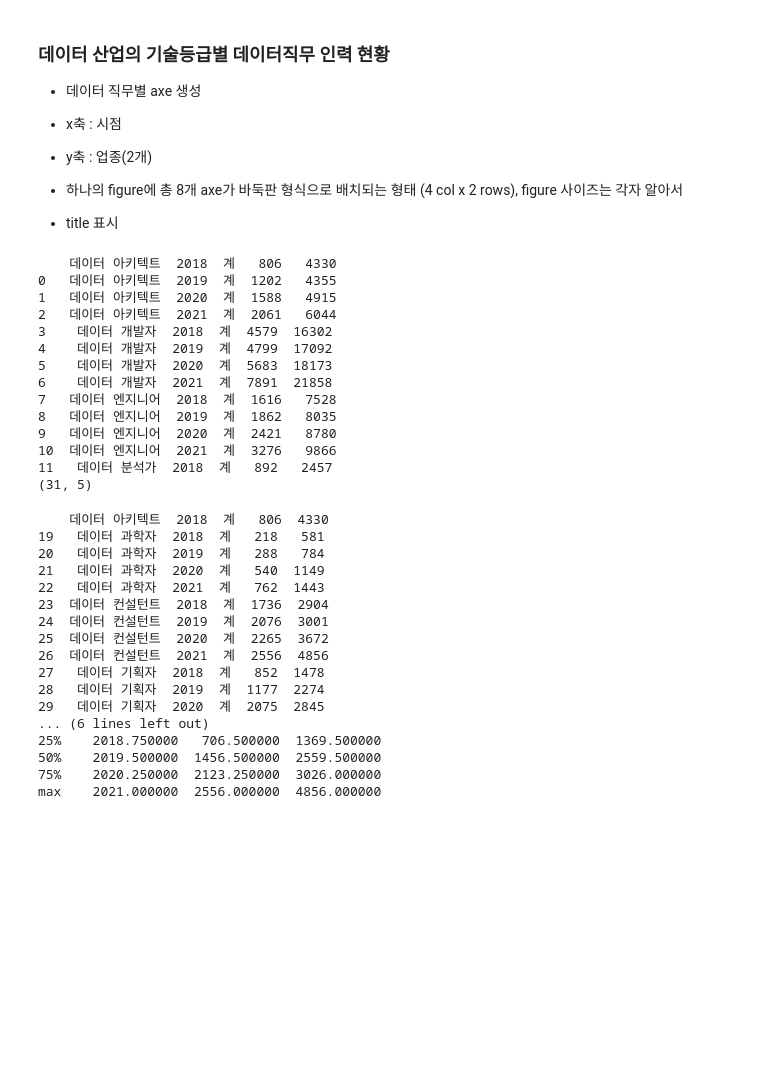
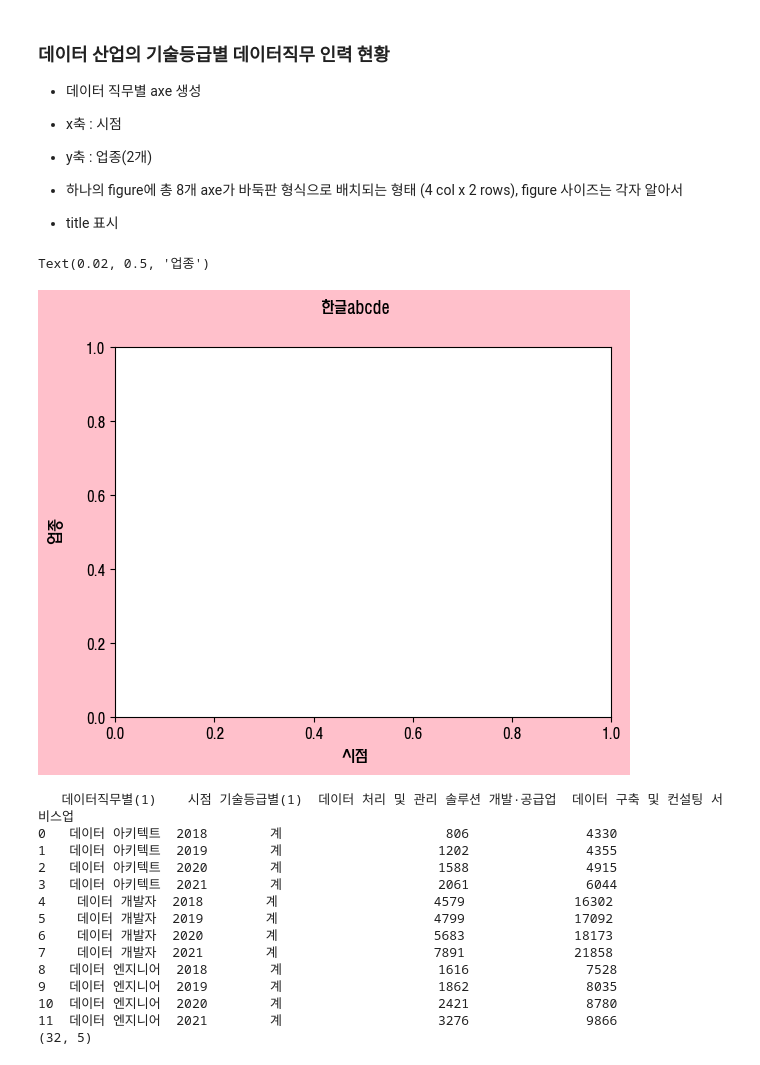
Before and after one commit to chaehee-Jin/-AWS--Python, a Jupyter notebook: Day23_data_work Last checkpoint.ipynb, the cells around one changed output. Drawn from its saved outputs; the diff is of its cells as text; code cells hidden in the pictures; blank space fills up the shorter version.

```diff
--- a/Day23_data_work Last checkpoint.ipynb
+++ b/Day23_data_work Last checkpoint.ipynb
@@ -7,50 +7,46 @@
 
 - 하나의 figure에 총 8개 axe가 바둑판 형식으로 배치되는 형태 (4 col x 2 rows), figure 사이즈는 각자 알아서
 * title 표시
+# %%
+import numpy as np
+import pandas as pd
+import matplotlib.pyplot as plt
+import matplotlib
+
+
+current_font_list= matplotlib.rcParams['font.family']
+
+font_path ="C:\Windows\Fonts\HMFMMUEX.TTC"
+kfont = matplotlib.font_manager.FontProperties(fname= font_path).get_name()
+#print(kfont)
+
+matplotlib.rcParams['font.family'] = [kfont] + current_font_list
+
+figure, axe = plt.subplots()
+figure.suptitle('한글abcde')
+figure.set_facecolor('pink')
+figure.supxlabel('시점')
+figure.supylabel('업종')
+# %% [output]
+Text(0.02, 0.5, '업종')
+[figure, added]
 # %%
-import numpy as np
-import pandas as pd
-import matplotlib.pyplot as plt
-import matplotlib
-
-pd_data = pd.read_csv('데이터산업의_기술등급별_데이터직무_인력_현황_20230303160522.csv', encoding = 'cp949', header=1)
+pd_data = pd.read_csv('데이터산업의_기술등급별_데이터직무_인력_현황_20230303160522.csv', encoding = 'cp949', header=0)
 #pd_data.columns = ['시점', '데이터 처리 및 관리 솔루션 개발공급업', '데이터 구축 및 컨설팅 서비스업']
 print(pd_data.head(12))
 print(pd_data.shape)
 # %% [output]
-    데이터 아키텍트  2018  계   806   4330
-0   데이터 아키텍트  2019  계  1202   4355
-1   데이터 아키텍트  2020  계  1588   4915
-2   데이터 아키텍트  2021  계  2061   6044
-3    데이터 개발자  2018  계  4579  16302
-4    데이터 개발자  2019  계  4799  17092
-5    데이터 개발자  2020  계  5683  18173
-6    데이터 개발자  2021  계  7891  21858
-7   데이터 엔지니어  2018  계  1616   7528
-8   데이터 엔지니어  2019  계  1862   8035
-9   데이터 엔지니어  2020  계  2421   8780
-10  데이터 엔지니어  2021  계  3276   9866
-11   데이터 분석가  2018  계   892   2457
-(31, 5)
+   데이터직무별(1)    시점 기술등급별(1)  데이터 처리 및 관리 솔루션 개발·공급업  데이터 구축 및 컨설팅 서비스업
+0   데이터 아키텍트  2018        계                     806               4330
+1   데이터 아키텍트  2019        계                    1202               4355
+2   데이터 아키텍트  2020        계                    1588               4915
+3   데이터 아키텍트  2021        계                    2061               6044
+4    데이터 개발자  2018        계                    4579              16302
+5    데이터 개발자  2019        계                    4799              17092
+6    데이터 개발자  2020        계                    5683              18173
+7    데이터 개발자  2021        계                    7891              21858
+8   데이터 엔지니어  2018        계                    1616               7528
+9   데이터 엔지니어  2019        계                    1862               8035
+10  데이터 엔지니어  2020        계                    2421               8780
+11  데이터 엔지니어  2021        계                    3276               9866
+(32, 5)
-# %%
-sub_data = pd_data.tail(12)
-print(sub_data)
-print(sub_data.describe())
-# %% [output]
-    데이터 아키텍트  2018  계   806  4330
-19   데이터 과학자  2018  계   218   581
-20   데이터 과학자  2019  계   288   784
-21   데이터 과학자  2020  계   540  1149
-22   데이터 과학자  2021  계   762  1443
-23  데이터 컨설턴트  2018  계  1736  2904
-24  데이터 컨설턴트  2019  계  2076  3001
-25  데이터 컨설턴트  2020  계  2265  3672
-26  데이터 컨설턴트  2021  계  2556  4856
-27   데이터 기획자  2018  계   852  1478
-28   데이터 기획자  2019  계  1177  2274
-29   데이터 기획자  2020  계  2075  2845
-... (6 lines left out)
-25%    2018.750000   706.500000  1369.500000
-50%    2019.500000  1456.500000  2559.500000
-75%    2020.250000  2123.250000  3026.000000
-max    2021.000000  2556.000000  4856.000000
```
Also changed, not shown: parts of 2 cells of this notebook, 1 other file.
